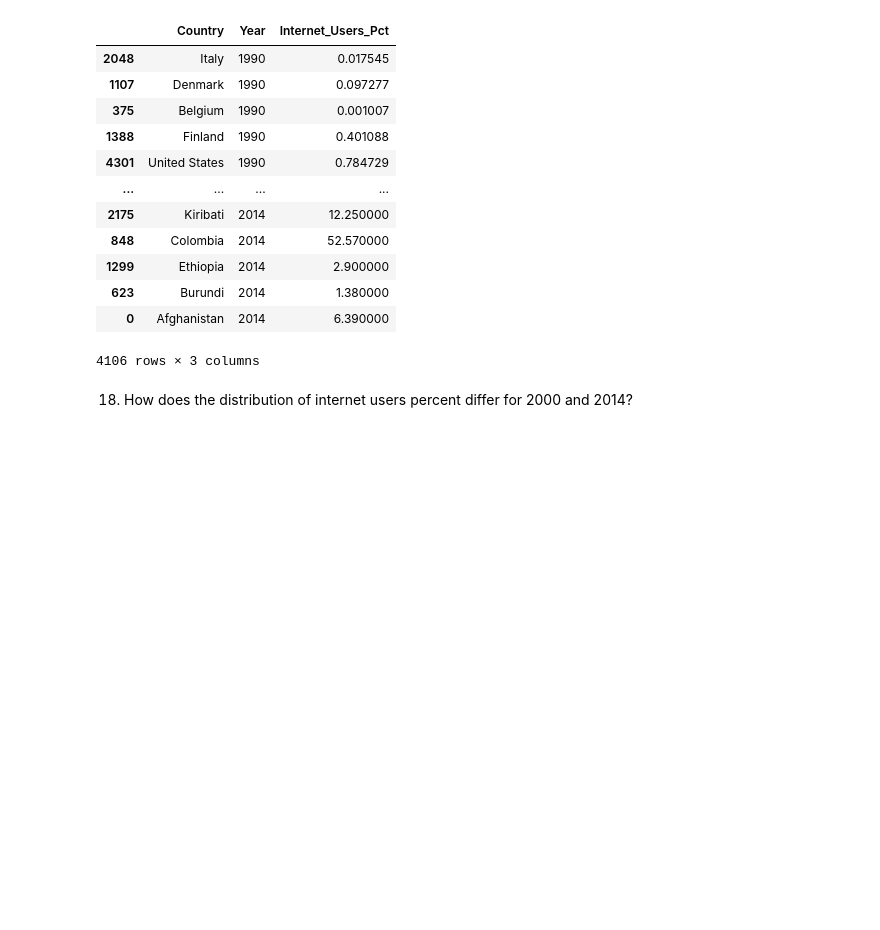
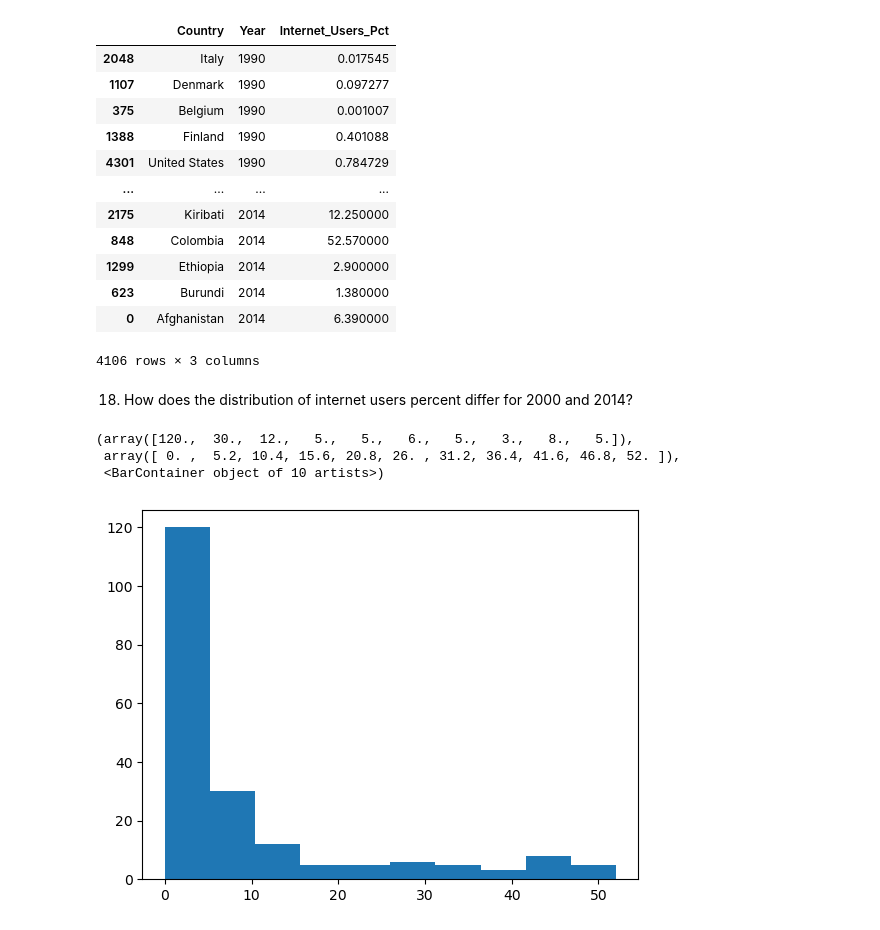
Before and after one commit to NSS-Data-Analytics-Cohort-8/gdp-and-internet-usage-melaniewesson, a Jupyter notebook: notebooks/un_project.ipynb, the cells around one changed output. Cells and saved outputs as stored; diff of their text form; code cells hidden in the pictures; blank space fills up the shorter version.

```diff
--- a/notebooks/un_project.ipynb
+++ b/notebooks/un_project.ipynb
@@ -441,3 +441,11 @@ non_zero.sort_values("Year", ascending=True)
 4106 rows × 3 columns
 # %% [markdown]
 18. How does the distribution of internet users percent differ for 2000 and 2014?
+# %%
+internet_2020 = internet_df[internet_df["Year"] == '2000']
+plt.hist(internet_2020['Internet_Users_Pct'], bins=10)
+# %% [output]
+(array([120.,  30.,  12.,   5.,   5.,   6.,   5.,   3.,   8.,   5.]),
+ array([ 0. ,  5.2, 10.4, 15.6, 20.8, 26. , 31.2, 36.4, 41.6, 46.8, 52. ]),
+ <BarContainer object of 10 artists>)
+[figure, added]
```
Also changed, not shown: parts of 1 cell of this notebook.
